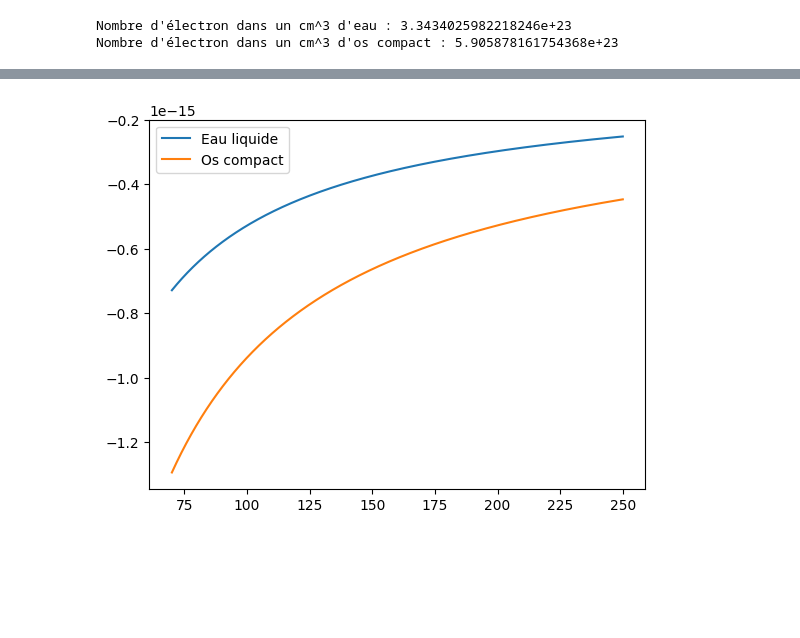
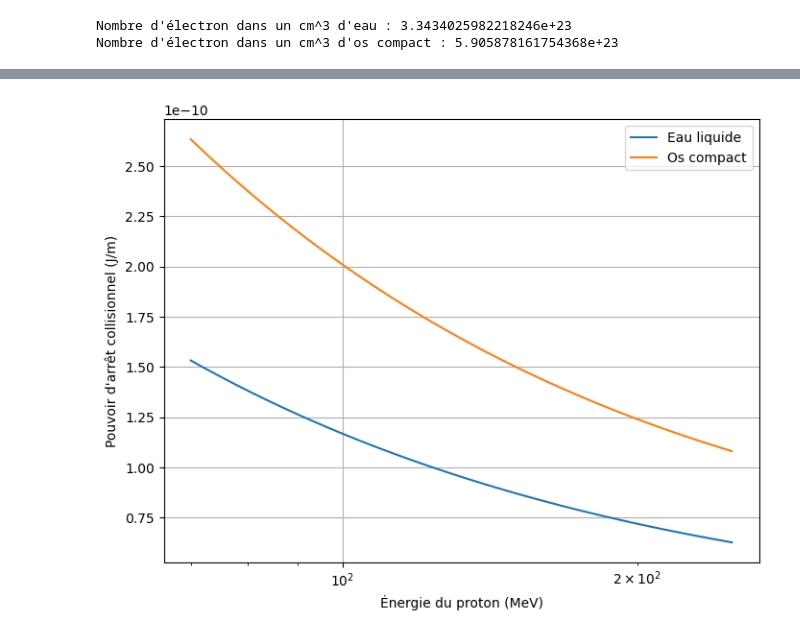
Before and after one commit to Jeremie-Beaupre/TP1_Phyznum, a Jupyter notebook: TP1.ipynb, the cells around one changed output, grey strips where cells are left out. Saved outputs shown, nothing was run; the diff lists cells and outputs as text; code cells hidden in the pictures; blank space fills up the shorter version.

Commit message:
Question 1

```diff
--- a/TP1.ipynb
+++ b/TP1.ipynb
@@ -40,60 +41,89 @@ print(f"Nombre d'électron dans un cm^3 d'os compact : {number_of_electron_in_bo
 Nombre d'électron dans un cm^3 d'eau : 3.3434025982218246e+23
 Nombre d'électron dans un cm^3 d'os compact : 5.905878161754368e+23
 # %%
-I_bone = 91.9 #eV
-I_water = 75 #eV
 
 
-r_e = 2.818 * 10**(-15) # m
-m_e = 9.109 * 10**(-31) # kg
-m_p = 1.672 * 10**(-27) # kg
-C = 2.99792458e8  # m/s
-ratio = m_e/m_p # -
+# =========================
+# CONSTANTES
+# =========================
+
+I_bone = 91.9      # eV
+I_water = 75       # eV
+
+r_e = 2.818e-15    # m
+m_e = 9.109e-31    # kg
+m_p = 1.672e-27    # kg
+C = 2.99792458e8   # m/s
+ratio = m_e/m_p
 M_PROTON_MEV = 938.2720813
 
-E_proton = np.linspace(70, 250, 5000) #MeV
+eV_to_J = 1.602176634e-19
+MeV_to_J = 1.602176634e-13
 
+# =========================
+# CONVERSIONS
+# =========================
 
+I_water_J = I_water * eV_to_J
+I_bone_J  = I_bone  * eV_to_J
 
+# convertir densité électronique en électrons/m^3
+n_e_water = number_of_electron_in_water * 1e6
+n_e_bone  = number_of_electron_in_bone  * 1e6
 
-def energy_MeV_to_velocity(E_MeV):
-    """
-    E_MeV : scalaire ou array numpy (énergie cinétique en MeV)
-    retourne v en m/s (même shape que E_MeV)
-    """
-    gamma = 1.0 + E_MeV / M_PROTON_MEV
-    beta = np.sqrt(1.0 - 1.0 / gamma**2)
-    return beta * C
+# =========================
+# ÉNERGIE PROTON
+# =========================
 
-# exemple avec un linspace d'énergie
+E_proton = np.linspace(70, 250, 5000)  # MeV
+E_proton_J = E_proton * MeV_to_J      # conversion Joules
 
-vitesse_proton = energy_MeV_to_velocity(E_proton)      # m/s
+gamma = 1 + E_proton / M_PROTON_MEV
+beta = np.sqrt(1 - 1/gamma**2)
 
-betha = vitesse_proton/C
-gamma = 1 / (np.sqrt( 1 - betha**2 ))
+# =========================
+# ÉNERGIE MAX TRANSFÉRABLE (en Joules)
+# =========================
 
+T_eMax = (2 * m_e * C**2 * (gamma**2 - 1)) / \
+         (1 + 2 * gamma * ratio + ratio**2)
 
+# =========================
+# POUVOIR D’ARRÊT
+# =========================
 
-T_eMax = ( (2 * m_e* C**2 * (gamma**2 - 1) ) /
-        ( 1 + 2 * gamma * ratio + ratio**2 ) )
+def S_col(I_J, n_e):
 
+    ln_term = np.log(
+        (2 * m_e * C**2 * beta**2 * gamma**2 * T_eMax)
+        / (I_J**2)
+    )
 
-def S_col(I, n_e):
-    ln = np.log( (2 * m_e * C**2 * betha**2 * gamma**2 *T_eMax) / I**2)
-    #print(f'ln = {ln}')
-    deux_betha_carré = 2 * betha**2
-    #print(f'2betha^2 = {deux_betha_carré}')
-    return ( 2 * np.pi * r_e**2 * m_e * C**2 * n_e * (1/betha**2) *
-            (ln - deux_betha_carré))
+    return (
+        2 * np.pi * r_e**2 * m_e * C**2 * n_e *
+        (1 / beta**2) *
+        (ln_term - 2 * beta**2)
+    )
 
-S_col_bone = S_col(I_bone, number_of_electron_in_bone)
-S_col_water = S_col(I_water, number_of_electron_in_water)
+S_col_water = S_col(I_water_J, n_e_water)
+S_col_bone  = S_col(I_bone_J,  n_e_bone)
 
-print(f'S_col os = {S_col_bone}')
-print(f'S_col eau = {S_col_water}')
+print("Question 1 (2)")
+print("S_col eau =", S_col_water)
+print("S_col os  =", S_col_bone)
 
+# =========================
+# TRACE
+# =========================
 
+plt.figure(figsize=(8,6))
 plt.plot(E_proton, S_col_water, label='Eau liquide')
 plt.plot(E_proton, S_col_bone, label='Os compact')
+
+plt.xscale("log")
+plt.xlabel("Énergie du proton (MeV)")
+plt.ylabel("Pouvoir d'arrêt collisionnel (J/m)")
 plt.legend()
+plt.grid(True)
+plt.show()
 # %% [output]
@@ -105,2 +134,2 @@ S_col eau = [-7.28725455e-16 -7.28379757e-16 -7.28034418e-16 ... -2.51346559e-16
-[figure, old version]
+[figure, new version]
 # %%
```
Also changed, not shown: parts of 3 cells of this notebook.
